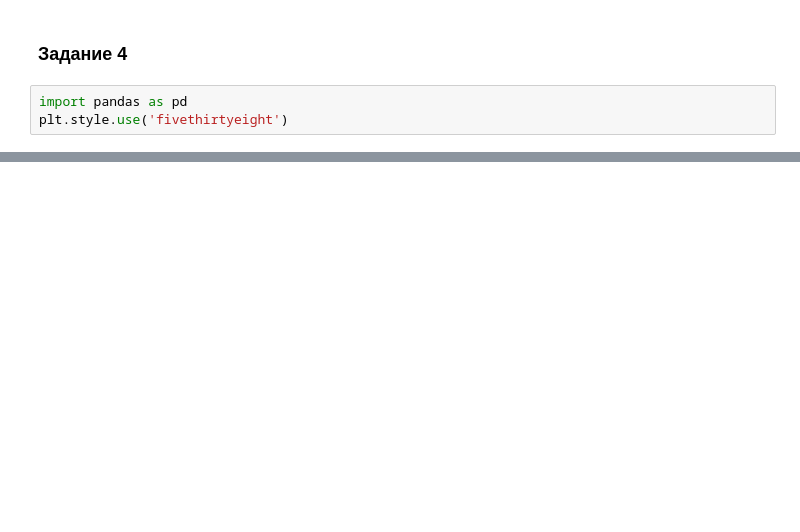
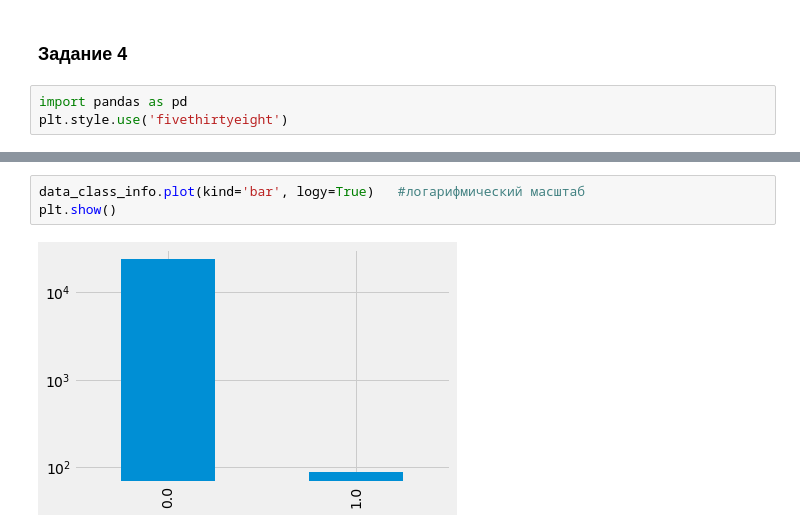
Before and after one commit to optichkina/HomeworksGB, a Jupyter notebook: Matplotlib.ipynb, the cells around one changed output, grey strips where cells are left out. Drawn from its saved outputs; the diff is of its cells as text; blank space fills up the shorter version.

```diff
--- a/Matplotlib.ipynb
+++ b/Matplotlib.ipynb
@@ -174,0 +177,5 @@ plt.show()
+# %%
+data_class_info.plot(kind='bar', logy=True)   #логарифмический масштаб
+plt.show()
+# %% [output]
+[figure, added]
```
Also changed, not shown: parts of 10 cells of this notebook.
